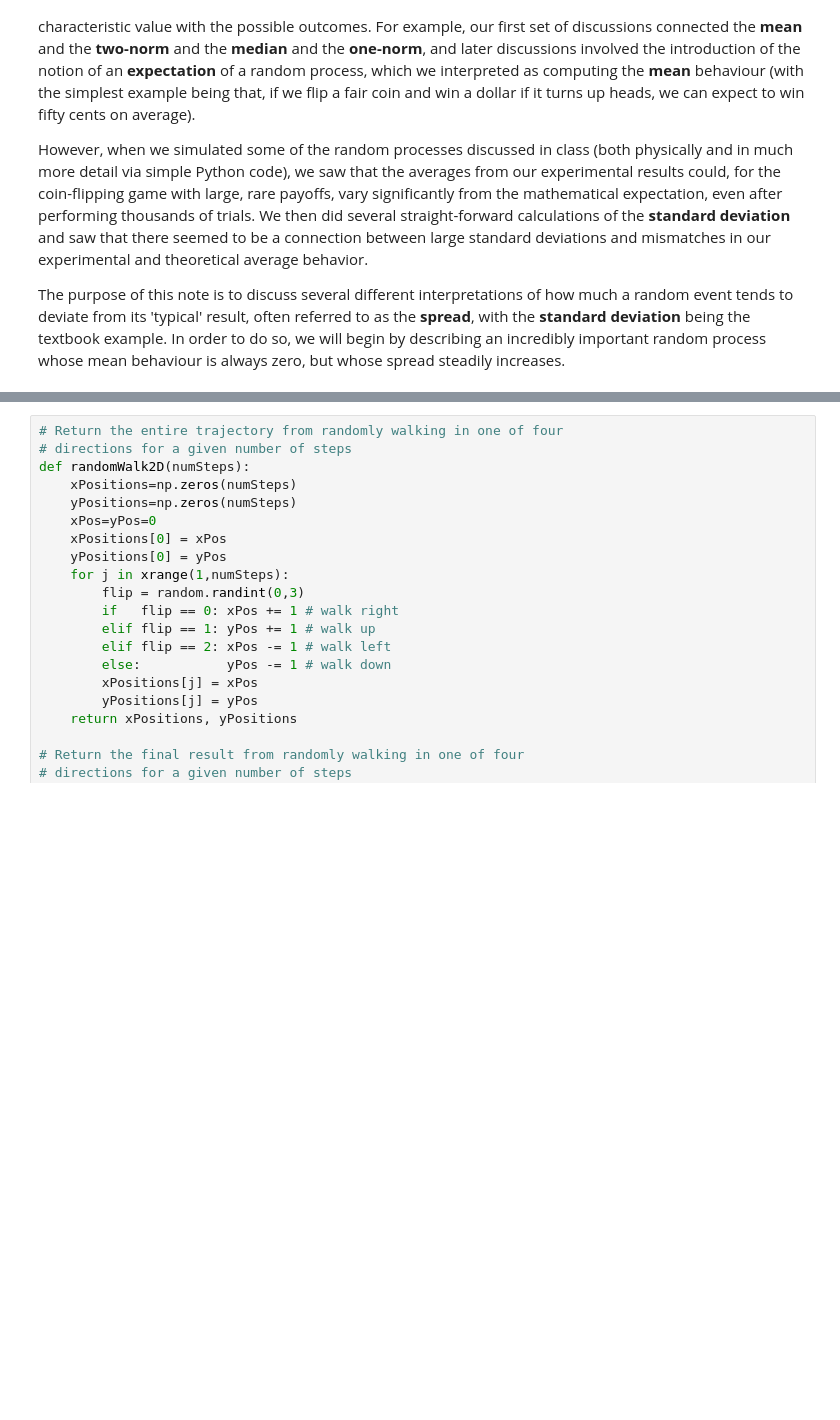
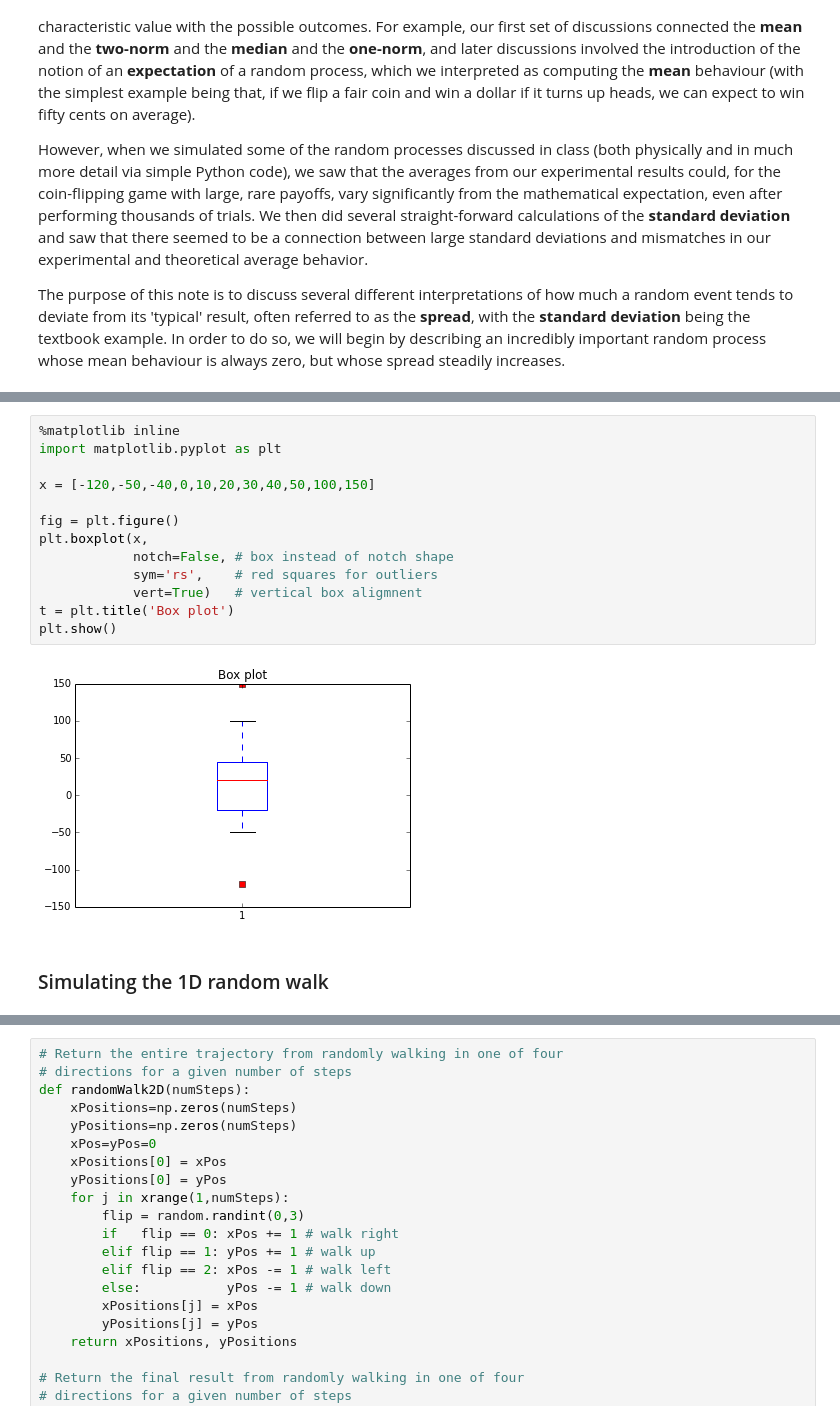
Before and after one commit to poulson/MitRW, a Jupyter notebook: Notebook04-RandomWalks.ipynb, the cells around one changed output, grey strips where cells are left out. Drawn from its saved outputs; the diff is of its cells as text; blank space fills up the shorter version.

```diff
--- a/Notebook04-RandomWalks.ipynb
+++ b/Notebook04-RandomWalks.ipynb
@@ -90,2 +151,19 @@ where we can define the notation $P[W_n=0]$ to mean "the probability that $W_n$
+# %%
+%matplotlib inline
+import matplotlib.pyplot as plt
+
+x = [-120,-50,-40,0,10,20,30,40,50,100,150]
+
+fig = plt.figure()
+plt.boxplot(x,
+            notch=False, # box instead of notch shape
+            sym='rs',    # red squares for outliers
+            vert=True)   # vertical box aligmnent
+t = plt.title('Box plot')
+plt.show()
+# %% [output]
+[figure, added]
+# %% [markdown]
+### Simulating the 1D random walk
 # %%
 import random
```
Also changed, not shown: parts of 12 cells of this notebook, 7 other files.
